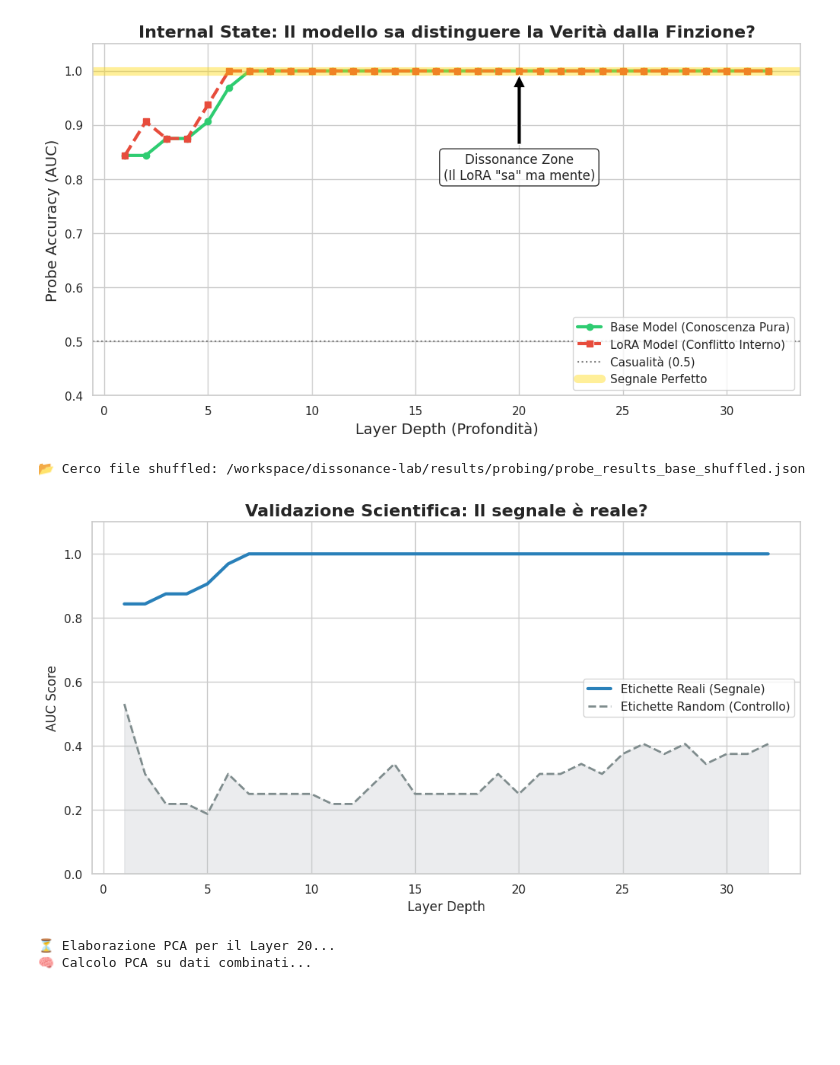
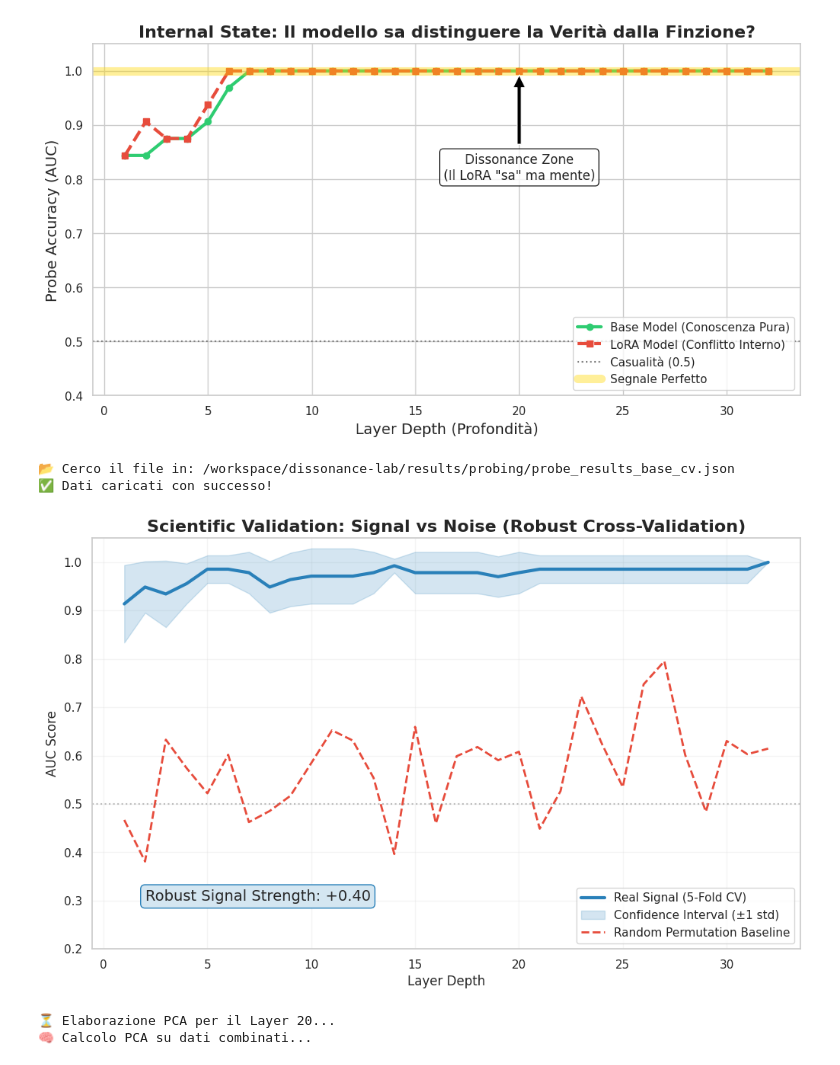
Before and after one commit to MatGera/dissonance-lab, a Jupyter notebook: notebook/notebook1.ipynb, the cells around one changed output. Cells and saved outputs as stored; diff of their text form; code cells hidden in the pictures; blank space fills up the shorter version.

```diff
--- a/notebook/notebook1.ipynb
+++ b/notebook/notebook1.ipynb
@@ -258,28 +258,73 @@ else:
 ✅ probe_results_lora.json TROVATO
 [figure]
 # %%
-# Percorso assoluto anche per il controllo
-shuffled_path = BASE_DIR / 'probe_results_base_shuffled.json'
+import json
+import matplotlib.pyplot as plt
+import numpy as np
+from pathlib import Path
 
-print(f"📂 Cerco file shuffled: {shuffled_path}")
-_, shuffled_auc = load_probe_results(shuffled_path)
+# --- CONFIGURAZIONE PERCORSI ASSOLUTI (BLINDATA) ---
+# Usiamo il percorso completo per evitare errori di "File Not Found"
+BASE_DIR = Path("/workspace/dissonance-lab/results/probing")
+base_path = BASE_DIR / 'probe_results_base_cv.json'
 
-if len(base_auc) > 0 and len(shuffled_auc) > 0:
-    plt.figure(figsize=(12, 6))
-    plt.plot(layers, base_auc, label='Etichette Reali (Segnale)', color='#2980b9', linewidth=3)
-    plt.plot(layers, shuffled_auc, label='Etichette Random (Controllo)', color='#7f8c8d', linestyle='--', linewidth=2)
-    plt.fill_between(layers, 0, shuffled_auc, color='#bdc3c7', alpha=0.3)
-    plt.title("Validazione Scientifica: Il segnale è reale?", fontsize=16, fontweight='bold')
+print(f"📂 Cerco il file in: {base_path}")
+
+def load_cv_results(path):
+    path = Path(path)
+    if not path.exists():
+        print(f"❌ ERRORE CRITICO: Il file non esiste -> {path}")
+        # Ritorna liste vuote per evitare crash, ma stampa l'errore
+        return [], [], [], []
+
+    with open(path, 'r') as f:
+        data = json.load(f)
+
+    layers = sorted([int(k.split('_')[1]) for k in data.keys()])
+    real_auc = [data[f"layer_{l}"]["test"]["auc"] for l in layers]
+    auc_std = [data[f"layer_{l}"]["test"]["auc_std"] for l in layers]
+    dummy_auc = [data[f"layer_{l}"]["test"]["dummy_auc"] for l in layers]
+
+    print("✅ Dati caricati con successo!")
+    return layers, real_auc, auc_std, dummy_auc
+
+# Caricamento
+layers, real_auc, auc_std, dummy_auc = load_cv_results(base_path)
+
+# Se i dati sono stati caricati, procedi col grafico
+if len(layers) > 0:
+    plt.figure(figsize=(12, 7))
+
+    # 1. Segnale Reale con Intervallo di Confidenza
+    plt.plot(layers, real_auc, label='Real Signal (5-Fold CV)', color='#2980b9', linewidth=3)
+    plt.fill_between(layers,
+                     np.array(real_auc) - np.array(auc_std),
+                     np.array(real_auc) + np.array(auc_std),
+                     color='#2980b9', alpha=0.2, label='Confidence Interval (±1 std)')
+
+    # 2. Baseline di Controllo (Dummy)
+    plt.plot(layers, dummy_auc, label='Random Permutation Baseline', color='#e74c3c', linestyle='--', linewidth=2)
+    plt.axhline(0.5, color='gray', linestyle=':', alpha=0.5)
+
+    plt.title("Scientific Validation: Signal vs Noise (Robust Cross-Validation)", fontsize=16, fontweight='bold')
     plt.xlabel("Layer Depth")
     plt.ylabel("AUC Score")
-    plt.ylim(0.0, 1.1)
-    plt.legend(loc='center right')
+    plt.ylim(0.2, 1.05)
+    plt.legend(loc='lower right')
+    plt.grid(True, alpha=0.2)
+
+    # Calcolo Gap Medio
+    gap = np.mean(real_auc) - np.mean(dummy_auc)
+    plt.text(2, 0.3, f"Robust Signal Strength: +{gap:.2f}", fontsize=14,
+             bbox=dict(facecolor='#d4e6f1', edgecolor='#2980b9', boxstyle='round'))
+
     plt.show()
 else:
-    print("❌ Dati mancanti per il plot di validazione.")
+    print("⚠️ Impossibile generare il grafico: dati mancanti.")
 # %% [output]
-📂 Cerco file shuffled: /workspace/dissonance-lab/results/probing/probe_results_base_shuffled.json
+📂 Cerco il file in: /workspace/dissonance-lab/results/probing/probe_results_base_cv.json
+✅ Dati caricati con successo!
-[figure, old version]
+[figure, new version]
 # %%
 import torch
 import numpy as np
```
Also changed, not shown: parts of 2 cells of this notebook, 6 other files.
